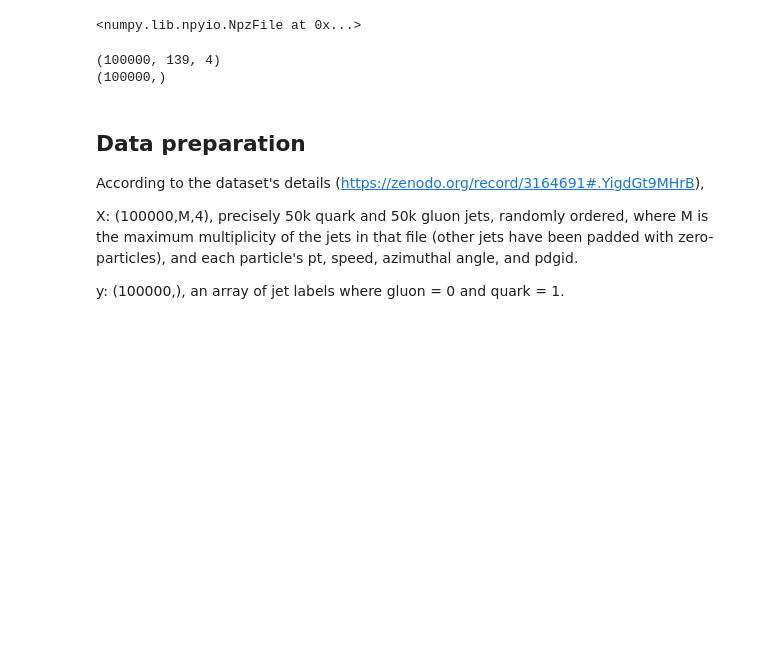
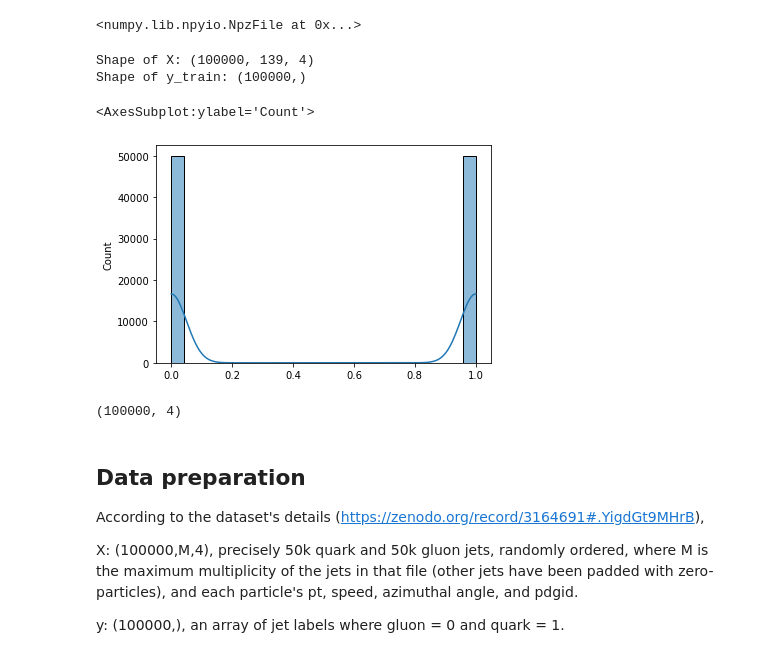
Before and after one commit to Sudhir878786/QML-HEP-GSoC-2023-Tasks, a Jupyter notebook: Task II Classical Graph Neural Network (GNN).ipynb, the cells around one changed output. Saved outputs shown, nothing was run; the diff lists cells and outputs as text; code cells hidden in the pictures; blank space fills up the shorter version.

```diff
--- a/Task II Classical Graph Neural Network (GNN).ipynb
+++ b/Task II Classical Graph Neural Network (GNN).ipynb
@@ -61,7 +42,25 @@ y = dataset['y']
 # %%
-# Check the shape of the dataset
-print(x.shape)
-print(y.shape)
+import numpy as np
+# Load the data
+dataset = np.load('./QG_jets.npz')
+X = data['X']
+y_train = data['y']
+
+# Print the shape of X and y_train
+print(f"Shape of X: {X.shape}")
+print(f"Shape of y_train: {y_train.shape}")
 # %% [output]
-(100000, 139, 4)
-(100000,)
+Shape of X: (100000, 139, 4)
+Shape of y_train: (100000,)
+# %%
+import seaborn as sns
+
+sns.histplot(y_train, kde=True)
+# %% [output]
+<AxesSubplot:ylabel='Count'>
+[figure, added]
+# %%
+X_train = np.array([i[0] for i in X])
+print(X_train.shape)
+# %% [output]
+(100000, 4)
```
Also changed, not shown: parts of 18 cells of this notebook, 31 other files.
